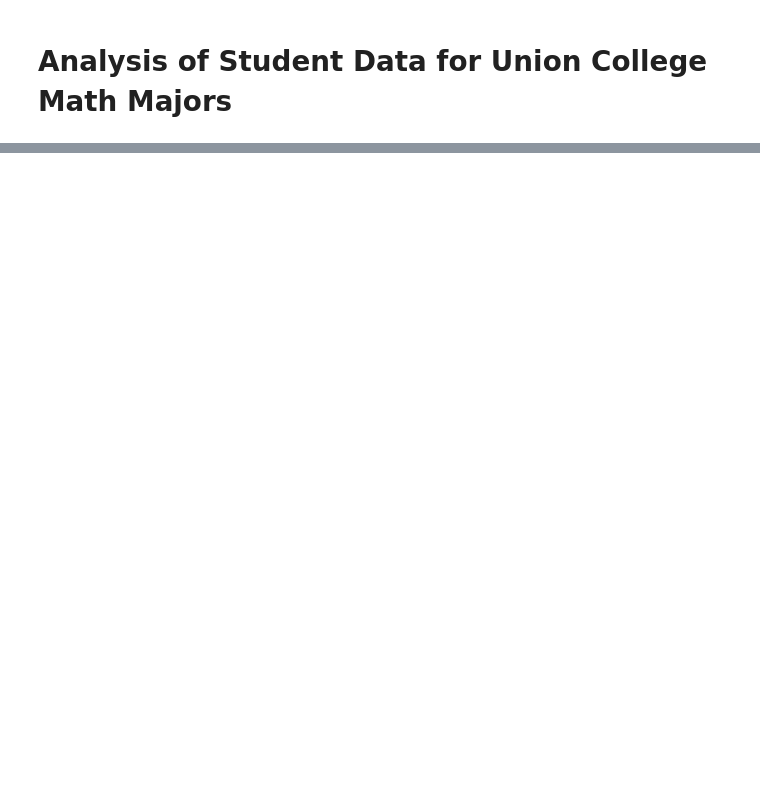
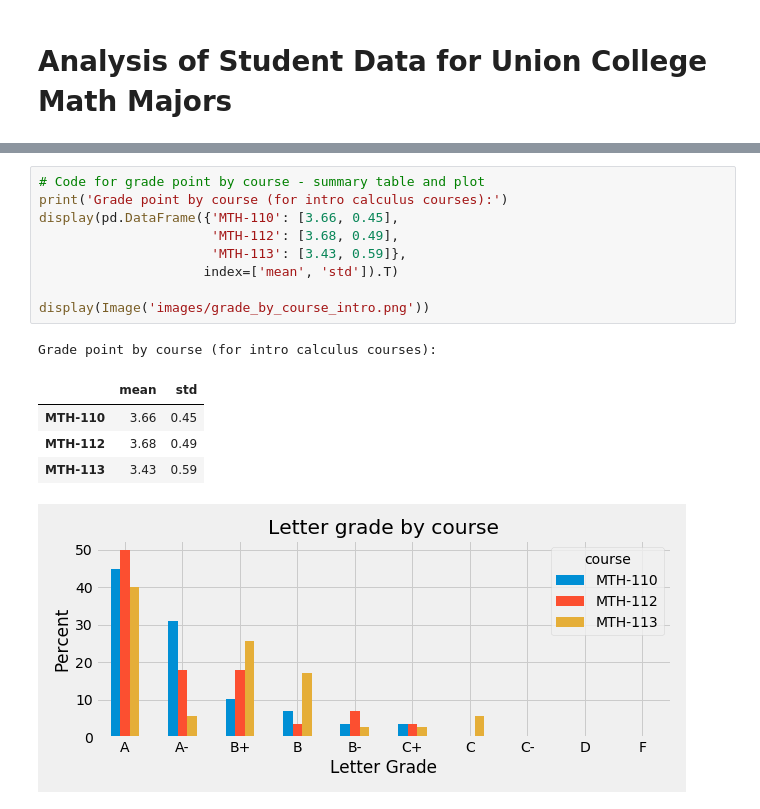
Before and after one commit to pmgasper/union_students, a Jupyter notebook: nb01_overview.ipynb, the cells around one changed output, grey strips where cells are left out. Saved outputs shown, nothing was run; the diff lists cells and outputs as text; blank space fills up the shorter version.

```diff
--- a/nb01_overview.ipynb
+++ b/nb01_overview.ipynb
@@ -18,0 +73,16 @@ Additional files:
+# %%
+# Code for grade point by course - summary table and plot
+print('Grade point by course (for intro calculus courses):')
+display(pd.DataFrame({'MTH-110': [3.66, 0.45],
+                      'MTH-112': [3.68, 0.49],
+                      'MTH-113': [3.43, 0.59]},
+                     index=['mean', 'std']).T)
+
+display(Image('images/grade_by_course_intro.png'))
+# %% [output]
+Grade point by course (for intro calculus courses):
+|  | mean | std |
+| MTH-110 | 3.66 | 0.45 |
+| MTH-112 | 3.68 | 0.49 |
+| MTH-113 | 3.43 | 0.59 |
+[figure, added]
```
Also changed, not shown: parts of 22 cells of this notebook.
